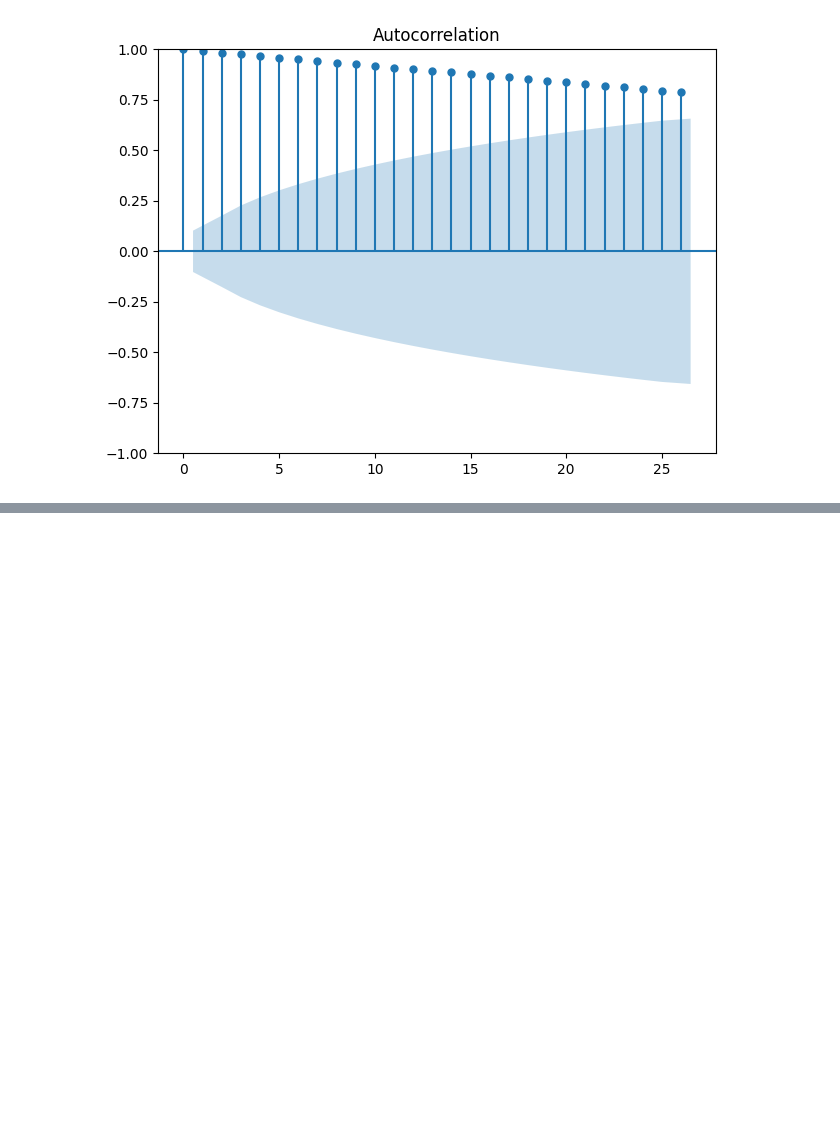
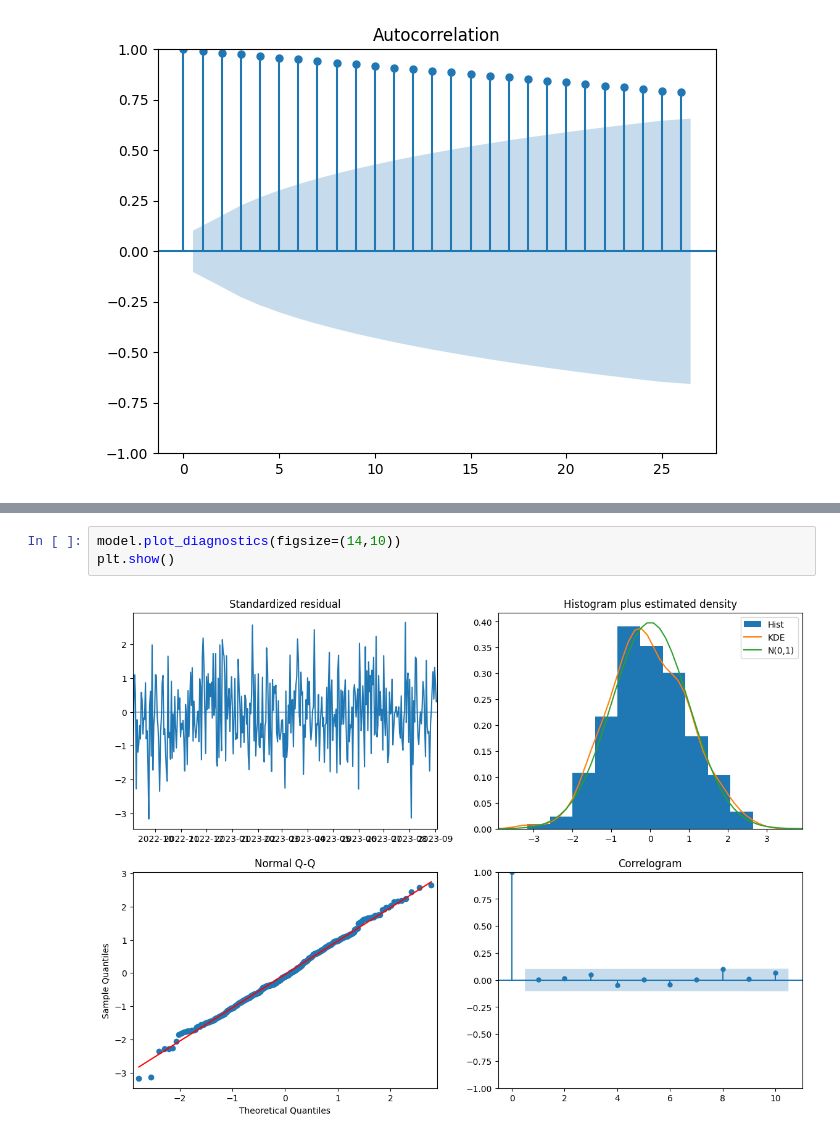
Before and after one commit to Elisag28/series-de-tiempo, a Jupyter notebook: src/explore.ipynb, the cells around one changed output, grey strips where cells are left out. Drawn from its saved outputs; the diff is of its cells as text; blank space fills up the shorter version.

```diff
--- a/src/explore.ipynb
+++ b/src/explore.ipynb
@@ -231,0 +244,5 @@ plt.show()
+# %%
+model.plot_diagnostics(figsize=(14,10))
+plt.show()
+# %% [output]
+[figure, added]
```
Also changed, not shown: parts of 8 cells of this notebook.
